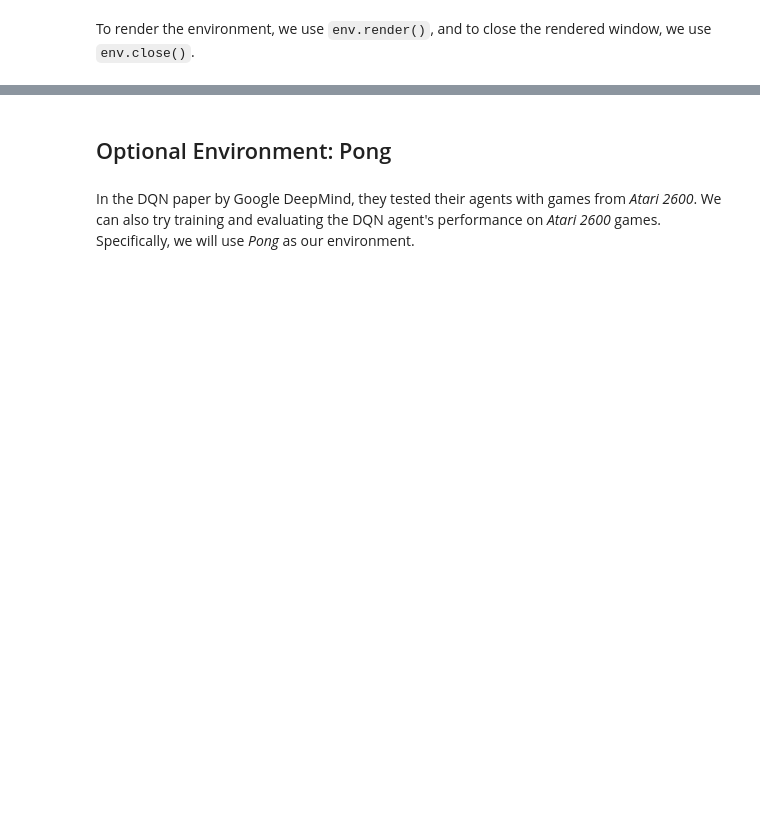
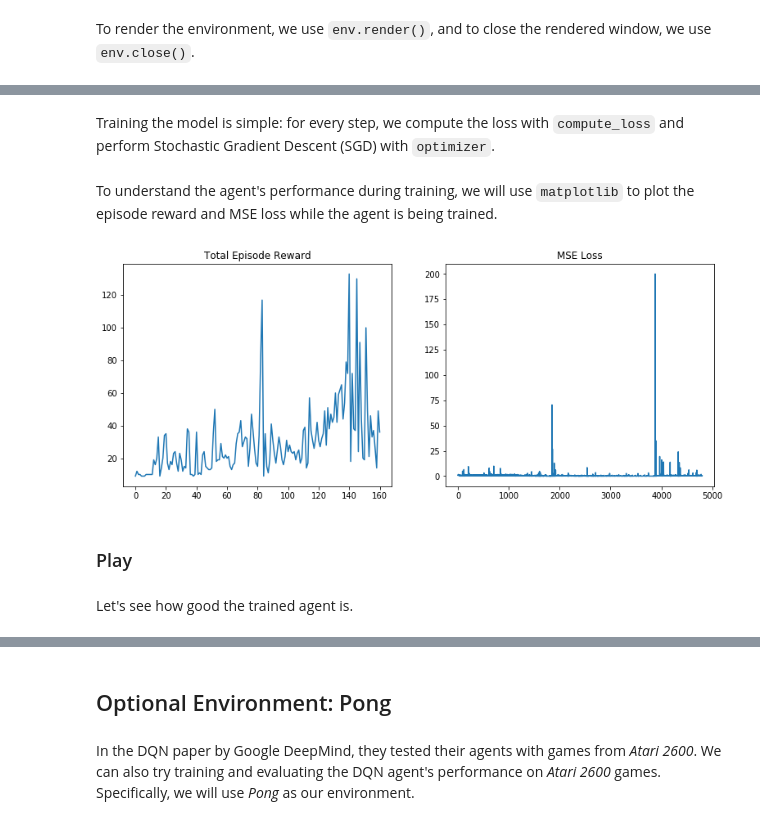
Before and after one commit to seungjaeryanlee/rainbow-ride, a Jupyter notebook: en/solutions/1_dqn/dqn.ipynb, the cells around one changed output, grey strips where cells are left out. Cells and saved outputs as stored; diff of their text form; code cells hidden in the pictures; blank space fills up the shorter version.

```diff
--- a/en/solutions/1_dqn/dqn.ipynb
+++ b/en/solutions/1_dqn/dqn.ipynb
@@ -64,6 +92,7 @@ To perform an action, we use `env.step(action)`. The environment then returns `(
  * `done` is a boolean indicating if the episode has terminated
  * `info` is a dictionary containing other useful information about the environment
 # %%
+action = env.action_space.sample()
 obs, rew, done, info = env.step(action)
 print('Observation: ', obs)
 print('Reward: ', rew)
@@ -120,0 +268,4 @@ class NaiveDQN(nn.Module):
+# %%
+optimizer.zero_grad()
+loss.backward()
+optimizer.step()
@@ -120,0 +274,4 @@ class NaiveDQN(nn.Module):
+# %% [markdown]
+Training the model is simple: for every step, we compute the loss with `compute_loss` and perform Stochastic Gradient Descent (SGD) with `optimizer`.
+# %% [markdown]
+To understand the agent's performance during training, we will use `matplotlib` to plot the episode reward and MSE loss while the agent is being trained.
@@ -120,0 +304,46 @@ class NaiveDQN(nn.Module):
+# %%
+def train(n_steps=1000, show=False):
+    """
+    Train the agent for specified number of steps.
+
+    Parameters
+    ----------
+    n_steps : int
+        Number of timesteps to train the agent for.
+    show : bool
+        If True, plots the episode rewards and losses on Jupyter Notebook.
+    """
+    epsilon = 0.1
+    state = env.reset()
+    done = False
+    episode_rewards = []
+    episode_reward = 0
+    losses = []
+    for step_i in range(n_steps):
+        action = act(state, epsilon)
+        next_state, reward, done, _  = env.step(action)
+        episode_reward += reward
+
+        optimizer.zero_grad()
+        loss = compute_loss(state, action, reward, next_state, done)
+        losses.append(loss)
+        loss.backward()
+        optimizer.step()
+
+        if done:
+            state = env.reset()
+            episode_rewards.append(episode_reward)
+            episode_reward = 0
+        else:
+            state = next_state
+
+        if step_i % 200 == 0 and show:
+            plot(step_i, episode_rewards, losses)
+# %%
+train(5000, show=True)
+# %% [output]
+[figure, added]
+# %% [markdown]
+### Play
+# %% [markdown]
+Let's see how good the trained agent is.
```
Also changed, not shown: parts of 76 cells of this notebook.
